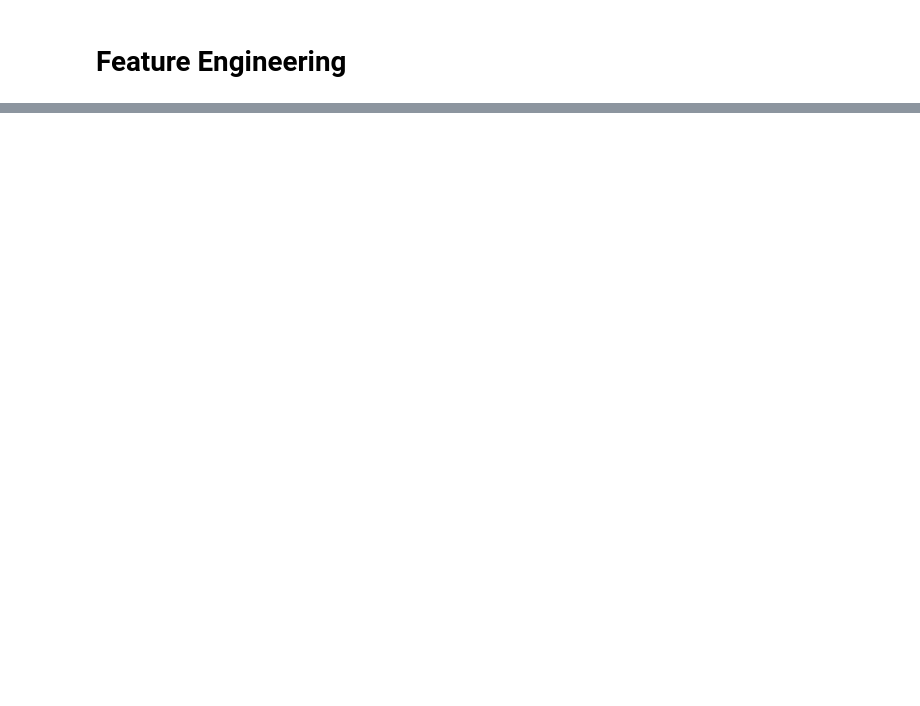
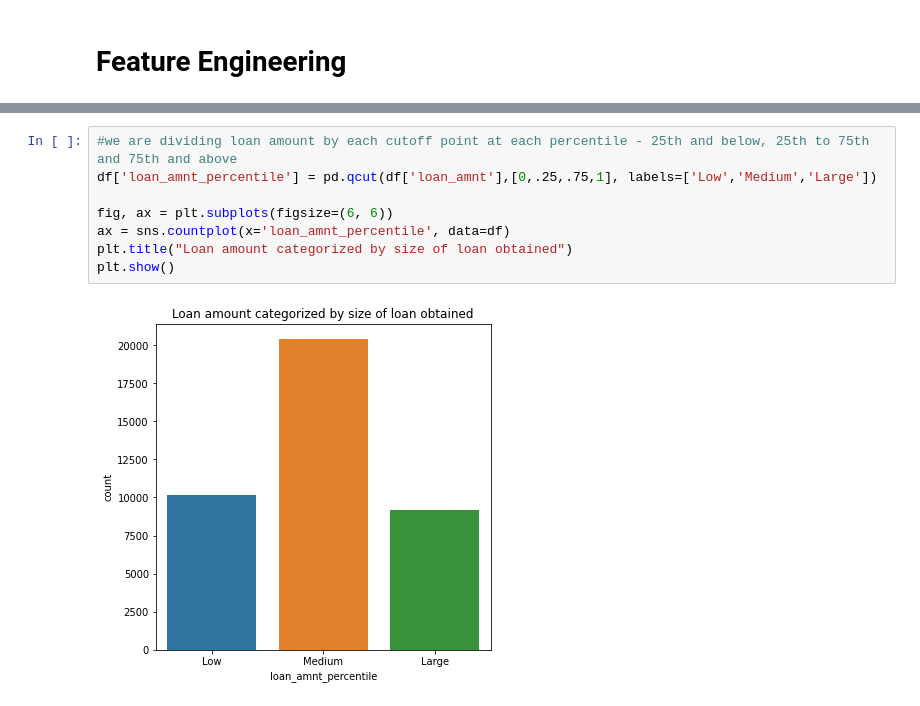
Before and after one commit to GeriNZ/lendingclub, a Jupyter notebook: Beng_Cheong_Cheong.ipynb, the cells around one changed output, grey strips where cells are left out. Cells and saved outputs as stored; diff of their text form; blank space fills up the shorter version.

```diff
--- a/Beng_Cheong_Cheong.ipynb
+++ b/Beng_Cheong_Cheong.ipynb
@@ -173,0 +167,10 @@ df[df['loan_amnt']== df['loan_amnt'].max()].shape
+# %%
+#we are dividing loan amount by each cutoff point at each percentile - 25th and below, 25th to 75th and 75th and above
+df['loan_amnt_percentile'] = pd.qcut(df['loan_amnt'],[0,.25,.75,1], labels=['Low','Medium','Large'])
+
+fig, ax = plt.subplots(figsize=(6, 6))
+ax = sns.countplot(x='loan_amnt_percentile', data=df)
+plt.title("Loan amount categorized by size of loan obtained")
+plt.show()
+# %% [output]
+[figure, added]
```
Also changed, not shown: parts of 32 cells of this notebook.
